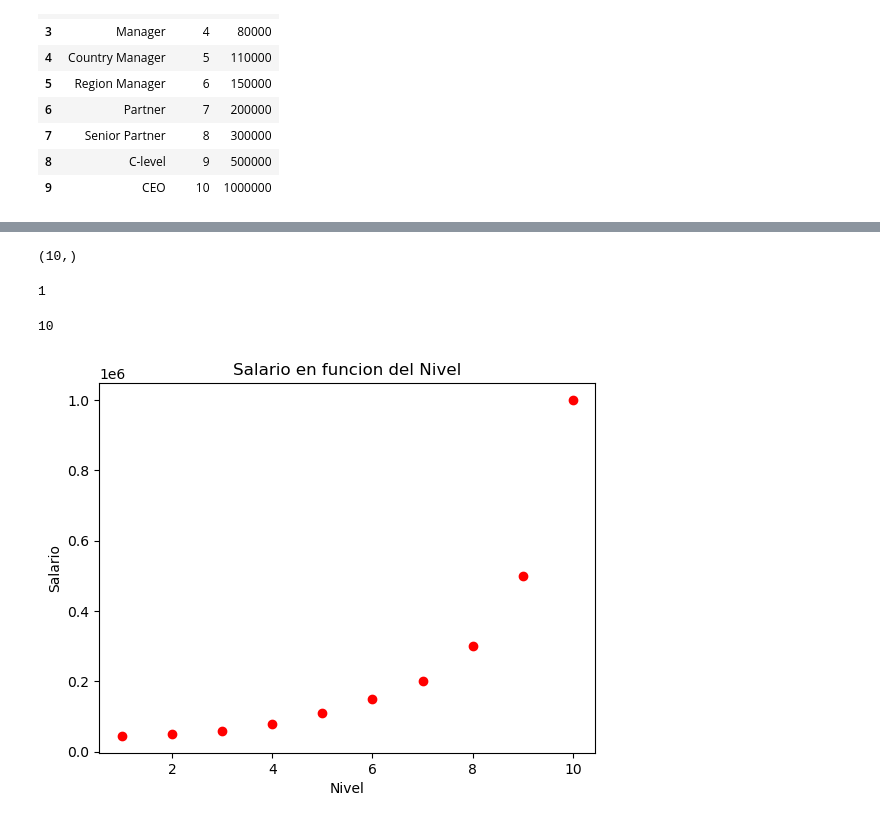
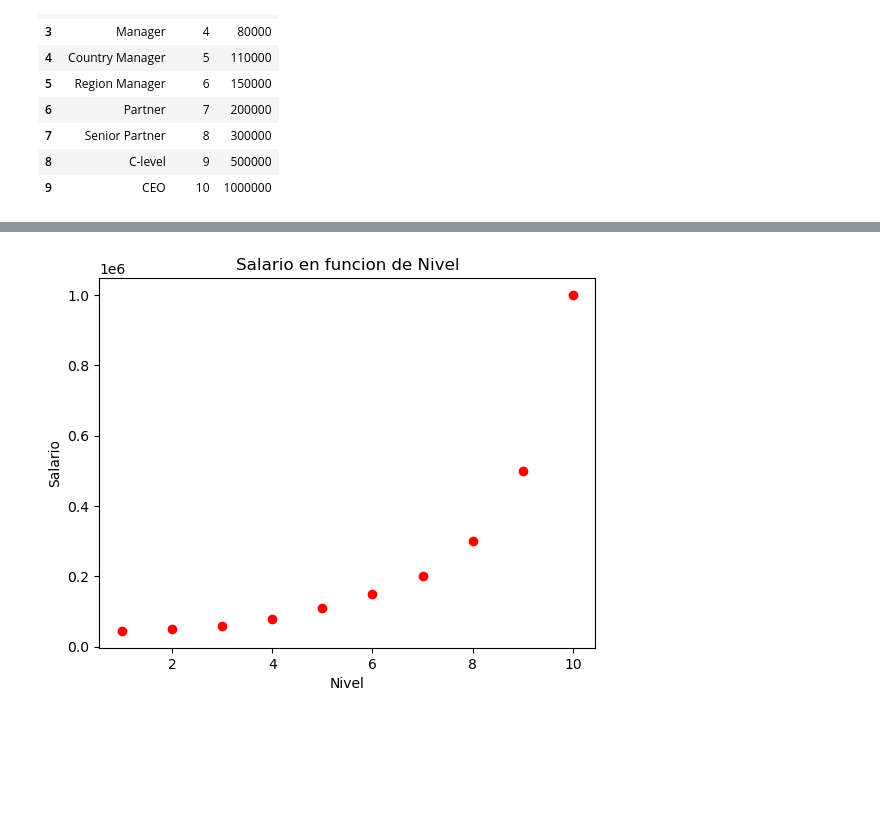
Before and after one commit to andresorsi98/udemy-machine-learning, a Jupyter notebook: Cuadernos/01 Regresion/04SVR.ipynb, the cells around one changed output, grey strips where cells are left out. Saved outputs shown, nothing was run; the diff lists cells and outputs as text; code cells hidden in the pictures; blank space fills up the shorter version.

```diff
--- a/Cuadernos/01 Regresion/04SVR.ipynb
+++ b/Cuadernos/01 Regresion/04SVR.ipynb
@@ -13,0 +21,3 @@ pandas.core.frame.DataFrame
+# %%
+X = dataSet.iloc[:, 1:2].values
+y = dataSet.iloc[:, 2].values
@@ -72,20 +44,10 @@ Name: Salary, dtype: int64
-# %%
-y.shape
-# %% [output]
-(10,)
-# %%
-y.ndim
-# %% [output]
-1
-# %%
-y.size
-# %% [output]
-10
 # %%
+#Visualizar Conjunto de Datos Originales
+from matplotlib.ticker import FuncFormatter, ScalarFormatter
 plt.scatter(X, y, color = "red")
-plt.title("Salario en funcion del Nivel")
+plt.title("Salario en funcion de Nivel")
 plt.xlabel("Nivel")
 plt.ylabel("Salario")
 plt.show()
 # %% [output]
-[figure, old version]
+[figure, new version]
```
Also changed, not shown: parts of 40 cells of this notebook, 8 other files.
